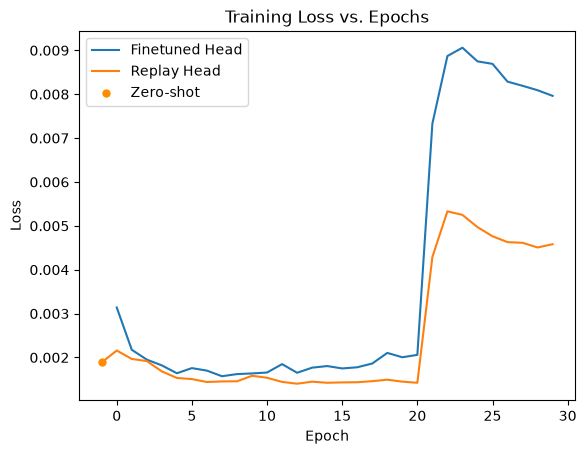
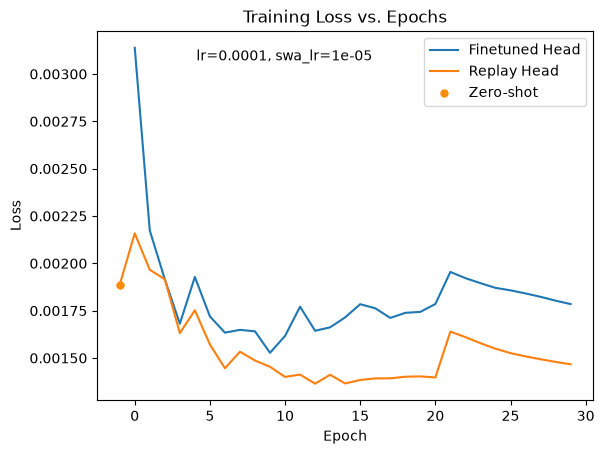
The notebook cell's code change between the first figure and the second:
--- before
+++ after
@@ -13,4 +13,13 @@
 )
 
+# print learning rates
+plt.text(
+    0.2, 0.95,
+    f"lr={lr}, swa_lr={swa_lr}",
+    transform=plt.gca().transAxes,
+    ha="left",
+    va="top",
+)
+
 plt.title("Training Loss vs. Epochs")
 plt.xlabel("Epoch")

Commit: graphed new training run, read in & added learning rates to graphs